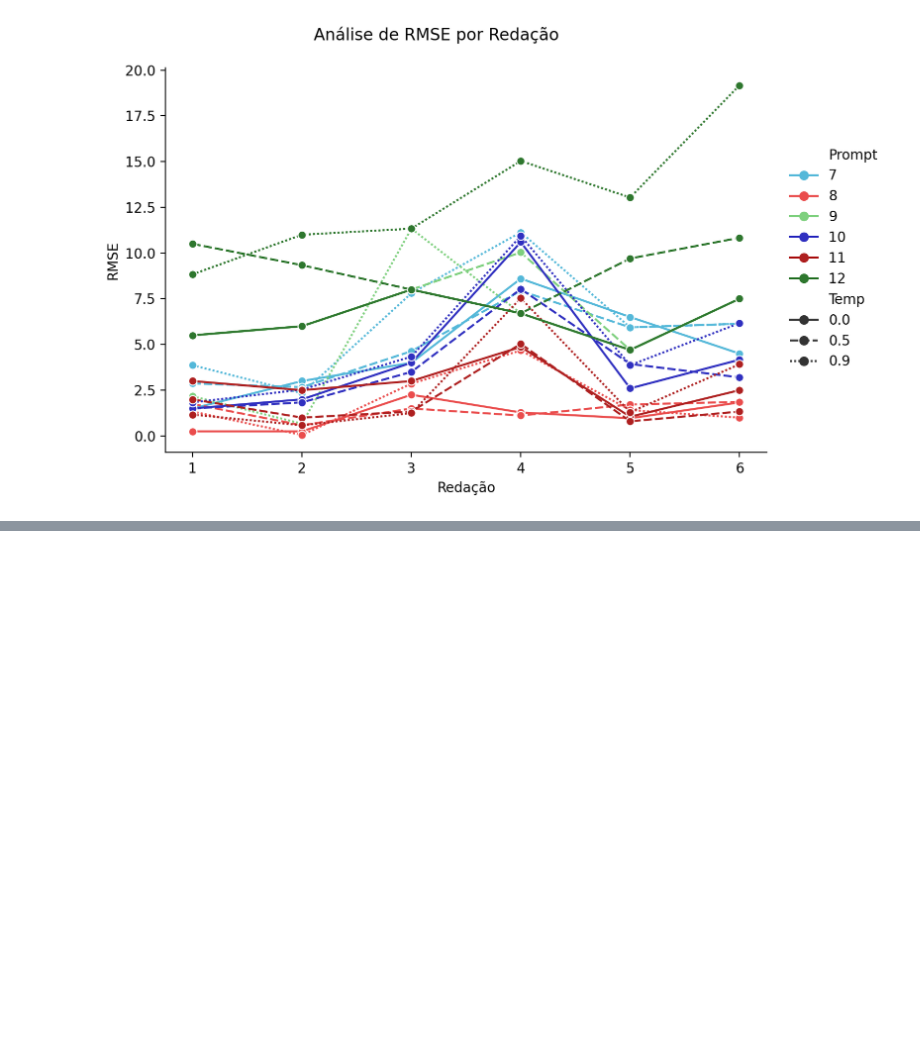
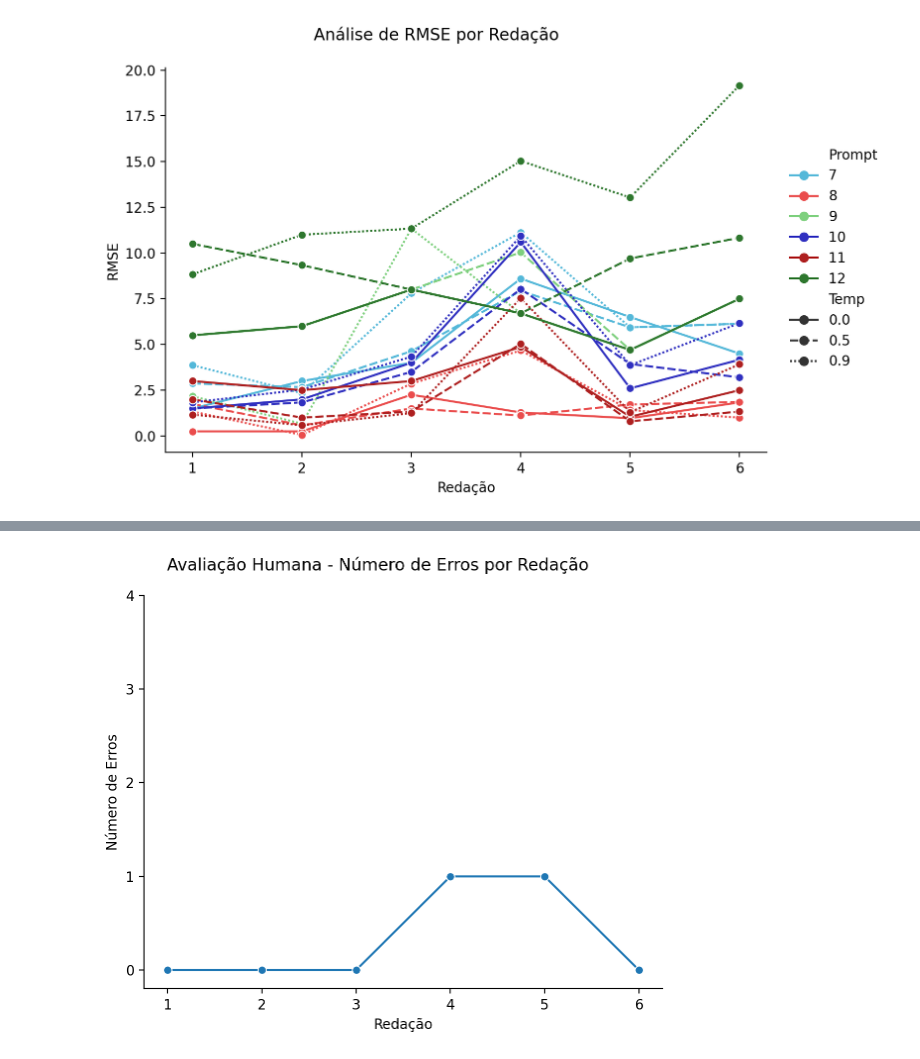
Before and after one commit to MeLLL-UFF/diplomatrixbr-eval, a Jupyter notebook: notebooks/analysis_sabia.ipynb, the cells around one changed output, grey strips where cells are left out. Saved outputs shown, nothing was run; the diff lists cells and outputs as text; code cells hidden in the pictures; blank space fills up the shorter version.

```diff
--- a/notebooks/analysis_sabia.ipynb
+++ b/notebooks/analysis_sabia.ipynb
@@ -148,0 +174,20 @@ plt.show()
+# %%
+g = sns.relplot(
+    data=df_human,
+    x="redacao",
+    y="num_errors",
+    kind="line",
+    marker="o",
+    height=5,
+    aspect=1.2,
+)
+
+plt.suptitle("Avaliação Humana - Número de Erros por Redação")
+plt.tight_layout()
+plt.xlabel("Redação")
+plt.ylabel("Número de Erros")
+plt.yticks([0, 1, 2, 3, 4])
+plt.ylim(-0.2, 4)
+plt.show()
+# %% [output]
+[figure, added]
```
Also changed, not shown: parts of 2 cells of this notebook, 1 other file.
